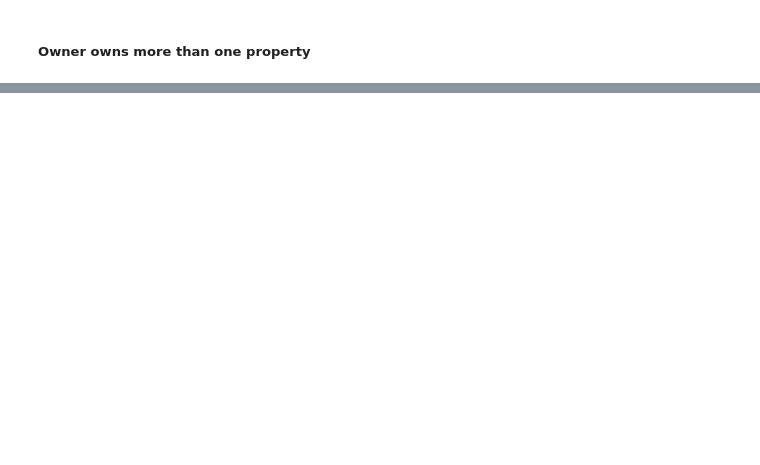
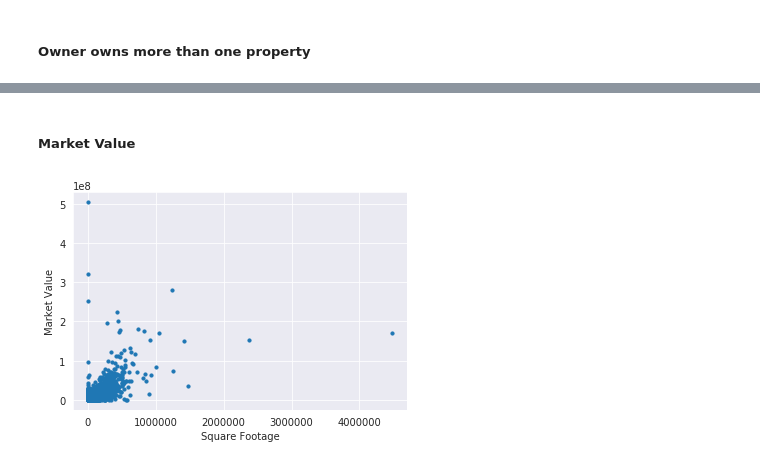
Before and after one commit to mpky/property_project, a Jupyter notebook: notebooks/Bexar_EDA.ipynb, the cells around one changed output, grey strips where cells are left out. Cells and saved outputs as stored; diff of their text form; code cells hidden in the pictures; blank space fills up the shorter version.

```diff
--- a/notebooks/Bexar_EDA.ipynb
+++ b/notebooks/Bexar_EDA.ipynb
@@ -519,0 +546,2 @@ bexar_df = pd.concat([bexar_df,bexar_sos_status],axis=1)
+# %%
+multi_prop_list2 = py_owner_id_count[py_owner_id_count['prop_id']>1].index.values
@@ -519,0 +557,3 @@ bexar_df = pd.concat([bexar_df,bexar_sos_status],axis=1)
+# %%
+bexar_df['owner_owns_multiple'] = np.where((bexar_df['py_owner_id'].isin(multi_prop_list2)) |
+                                           (bexar_df['Taxpayer Number'].isin(multiple_prop_list)),1,0)
@@ -519,0 +575,3 @@ bexar_df = pd.concat([bexar_df,bexar_sos_status],axis=1)
+# %%
+# Convert from T/F to 1/0
+bexar_df['partial_owner'] = np.where(bexar_df['partial_owner'] == 'T',1,0)
@@ -519,0 +588,3 @@ bexar_df = pd.concat([bexar_df,bexar_sos_status],axis=1)
+# %%
+# Focus is on Residential so will reduce the dataframe to that
+bexar_df = bexar_df[bexar_df.prop_type_cd=='R'].reset_index(drop=True)
@@ -519,0 +603,9 @@ bexar_df = pd.concat([bexar_df,bexar_sos_status],axis=1)
+# %% [markdown]
+##### Market Value
+# %%
+plt.scatter(x=bexar_df.Sq_ft,y=bexar_df.market_value,s=10)
+plt.xlabel('Square Footage')
+plt.ylabel('Market Value')
+plt.show()
+# %% [output]
+[figure, added]
```
Also changed, not shown: parts of 38 cells of this notebook.
